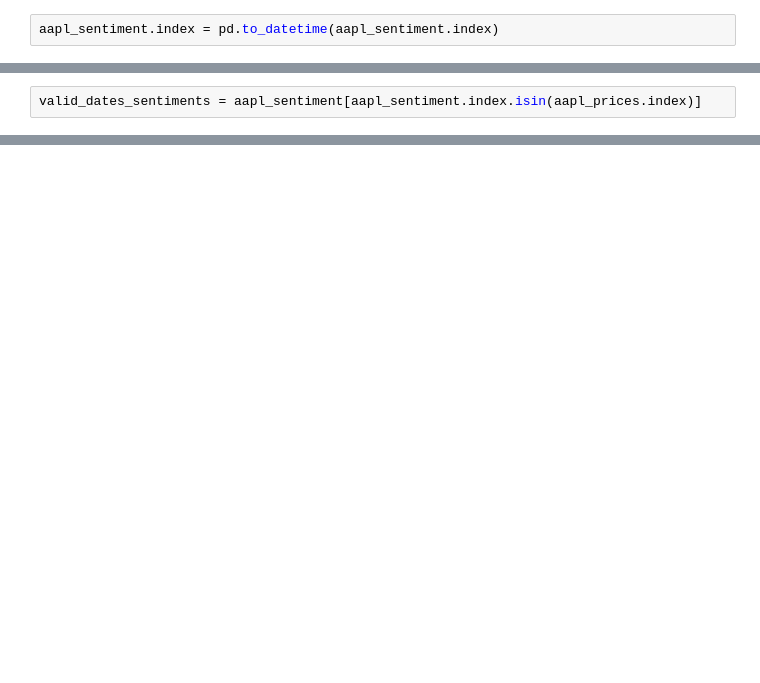
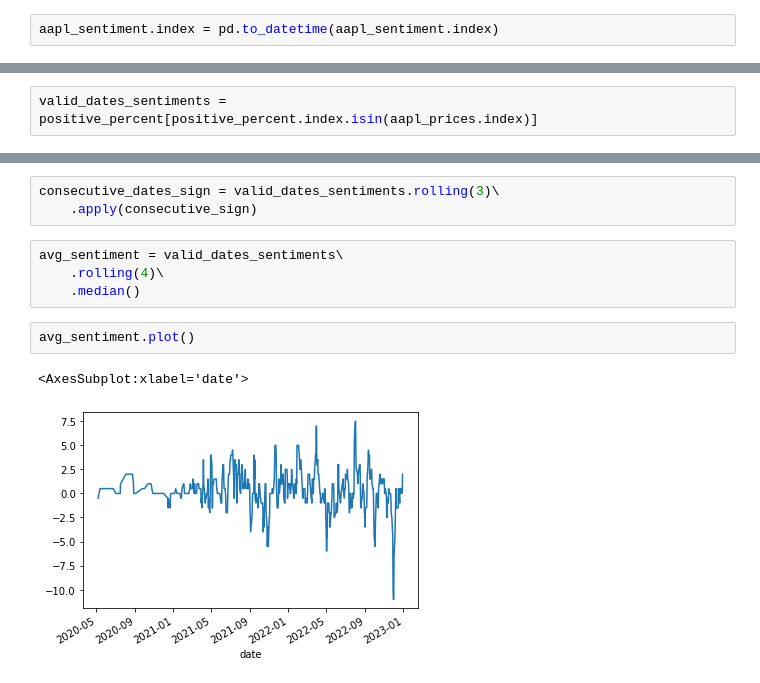
Before and after one commit to sabrinasartori/itau-quant-challenge, a Jupyter notebook: notebooks/finbert/02-price_data_analysis.ipynb, the cells around one changed output, grey strips where cells are left out. Saved outputs shown, nothing was run; the diff lists cells and outputs as text; blank space fills up the shorter version.

```diff
--- a/notebooks/finbert/02-price_data_analysis.ipynb
+++ b/notebooks/finbert/02-price_data_analysis.ipynb
@@ -75,2 +122,2 @@ aapl_sentiment.index = pd.to_datetime(aapl_sentiment.index)
 # %%
-valid_dates_sentiments = aapl_sentiment[aapl_sentiment.index.isin(aapl_prices.index)]
+valid_dates_sentiments = positive_percent[positive_percent.index.isin(aapl_prices.index)]
@@ -99,0 +149,12 @@ plt.show()
+# %%
+consecutive_dates_sign = valid_dates_sentiments.rolling(3)\
+    .apply(consecutive_sign)
+# %%
+avg_sentiment = valid_dates_sentiments\
+    .rolling(4)\
+    .median()
+# %%
+avg_sentiment.plot()
+# %% [output]
+<AxesSubplot:xlabel='date'>
+[figure, added]
```
Also changed, not shown: parts of 33 cells of this notebook.
